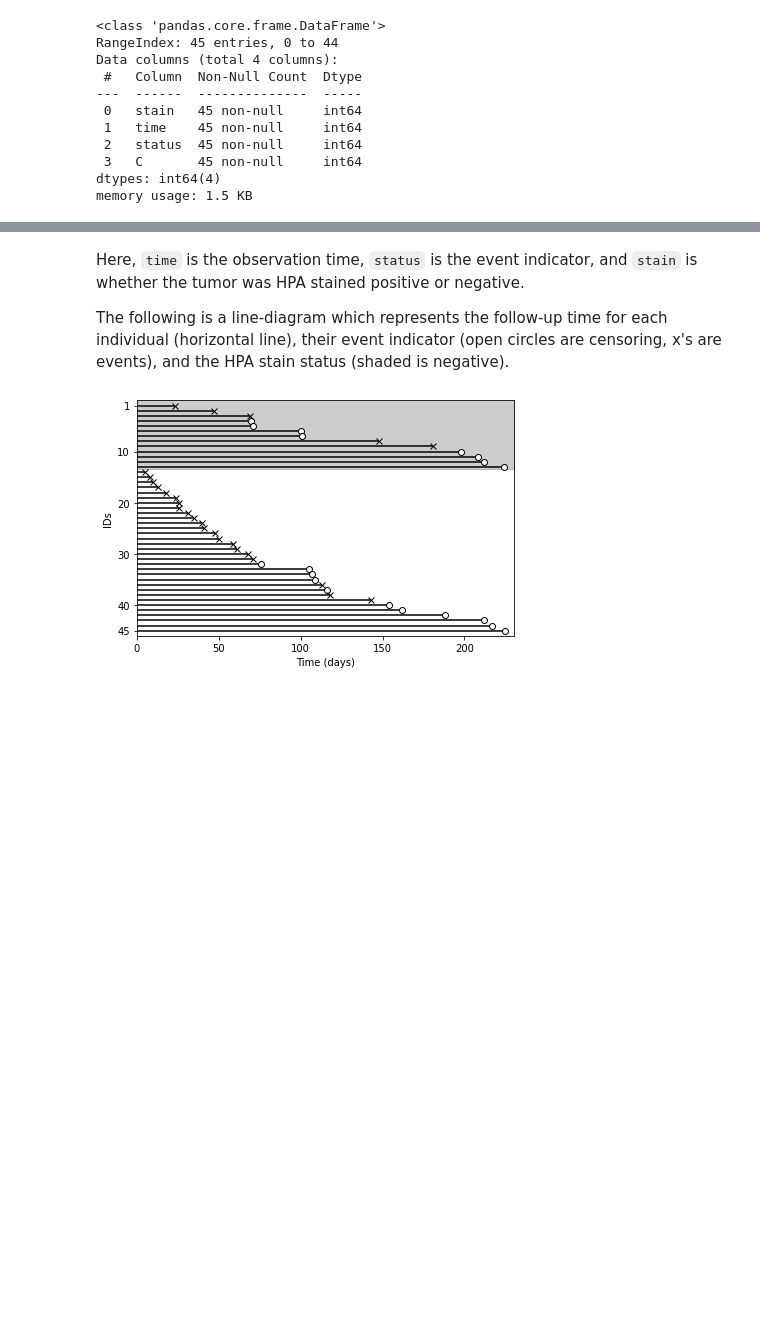
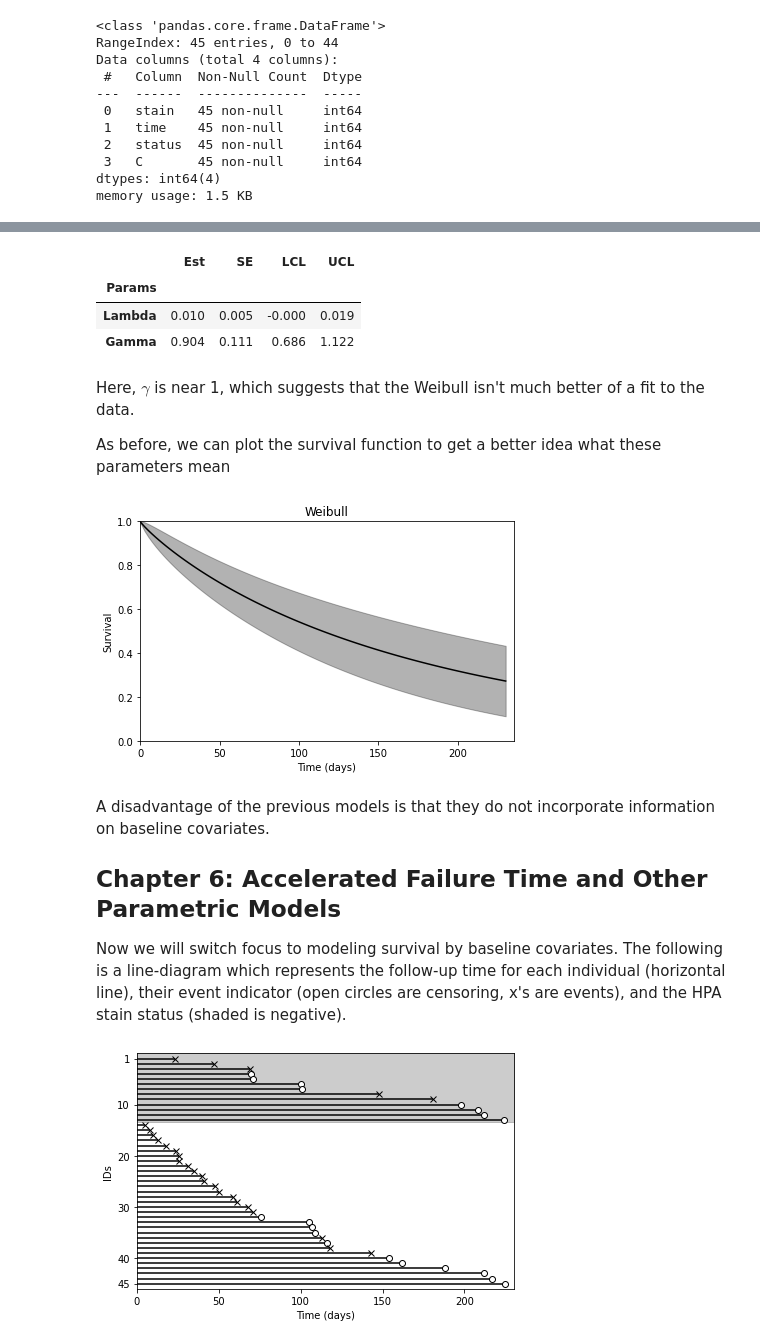
Before and after one commit to pzivich/Delicatessen, a Jupyter notebook: docs/Examples/Collett-Survival.ipynb, the cells around one changed output, grey strips where cells are left out. Drawn from its saved outputs; the diff is of its cells as text; code cells hidden in the pictures; blank space fills up the shorter version.

```diff
--- a/docs/Examples/Collett-Survival.ipynb
+++ b/docs/Examples/Collett-Survival.ipynb
@@ -51,7 +112,48 @@ memory usage: 1.5 KB
+# %%
+estr = MEstimator(psi, init=[0.01, 1.])
+estr.estimate()
+# %%
+# Setting up a Table for the results
+results = pd.DataFrame()
+results['Params'] = ["Lambda", "Gamma"]
+results = results.set_index('Params')
+results['Est'] = estr.theta
+results['SE'] = np.diag(estr.variance) ** 0.5
+ci = estr.confidence_intervals()
+results['LCL'] = ci[:, 0]
+results['UCL'] = ci[:, 1]
+
+results.round(3)
+# %% [output]
+|  | Est | SE | LCL | UCL |
+| Params |  |  |  |  |
+| Lambda | 0.010 | 0.005 | -0.000 | 0.019 |
+| Gamma | 0.904 | 0.111 | 0.686 | 1.122 |
+# %% [markdown]
+Here, $\gamma$ is near 1, which suggests that the Weibull isn't much better of a fit to the data.
+
+As before, we can plot the survival function to get a better idea what these parameters mean
+# %%
+surv = survival_predictions(times=times_to_predict,
+                            theta=estr.theta, covariance=estr.variance,
+                            distribution='weibull')
+# %%
+plt.plot(times_to_predict, surv[:, 0], '-', color='k')
+plt.fill_between(times_to_predict, surv[:, 2], surv[:, 3], color='k', alpha=0.3)
+plt.ylim([0, 1])
+plt.ylabel("Survival")
+plt.xlim([0, 235])
+plt.xlabel("Time (days)")
+plt.title("Weibull")
+plt.tight_layout()
+# %% [output]
+[figure, added]
 # %% [markdown]
-Here, `time` is the observation time, `status` is the event indicator, and `stain` is whether the tumor was HPA stained positive or negative.
+A disadvantage of the previous models is that they do not incorporate information on baseline covariates.
 
-The following is a line-diagram which represents the follow-up time for each individual (horizontal line), their event indicator (open circles are censoring, x's are events), and the HPA stain status (shaded is negative).
+## Chapter 6: Accelerated Failure Time and Other Parametric Models
+
+Now we will switch focus to modeling survival by baseline covariates. The following is a line-diagram which represents the follow-up time for each individual (horizontal line), their event indicator (open circles are censoring, x's are events), and the HPA stain status (shaded is negative).
 # %%
 plt.fill_between([0, 230], [0, 0], [13.5, 13.5], alpha=0.2, color='k')
 plt.hlines(d.index + 1, xmin=0, xmax=d['time'], color='k')
```
Also changed, not shown: parts of 16 cells of this notebook.
